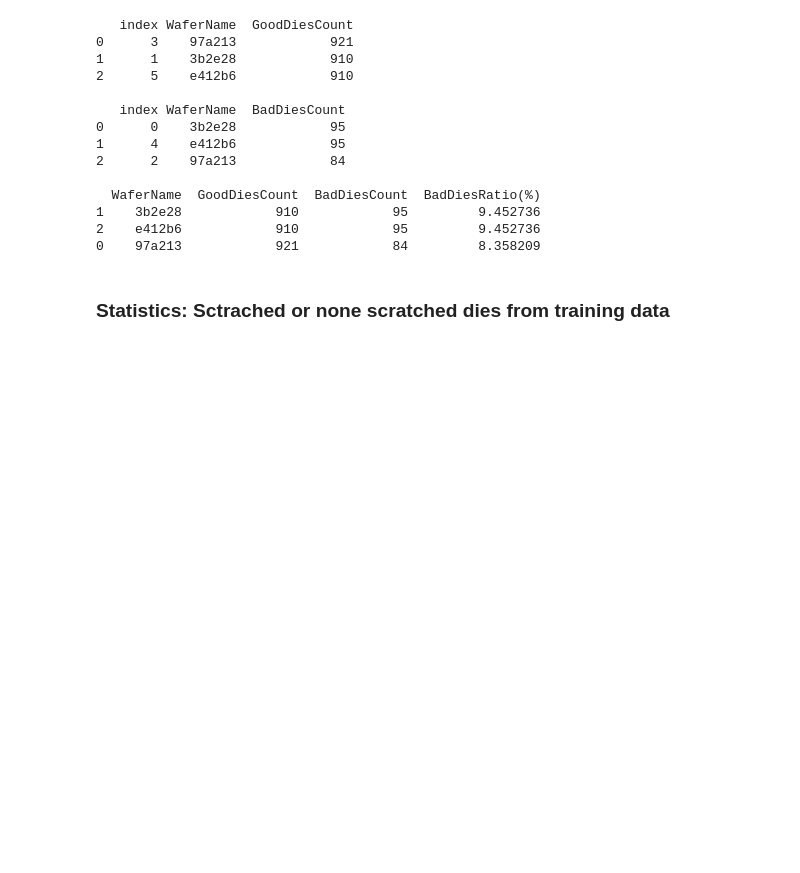
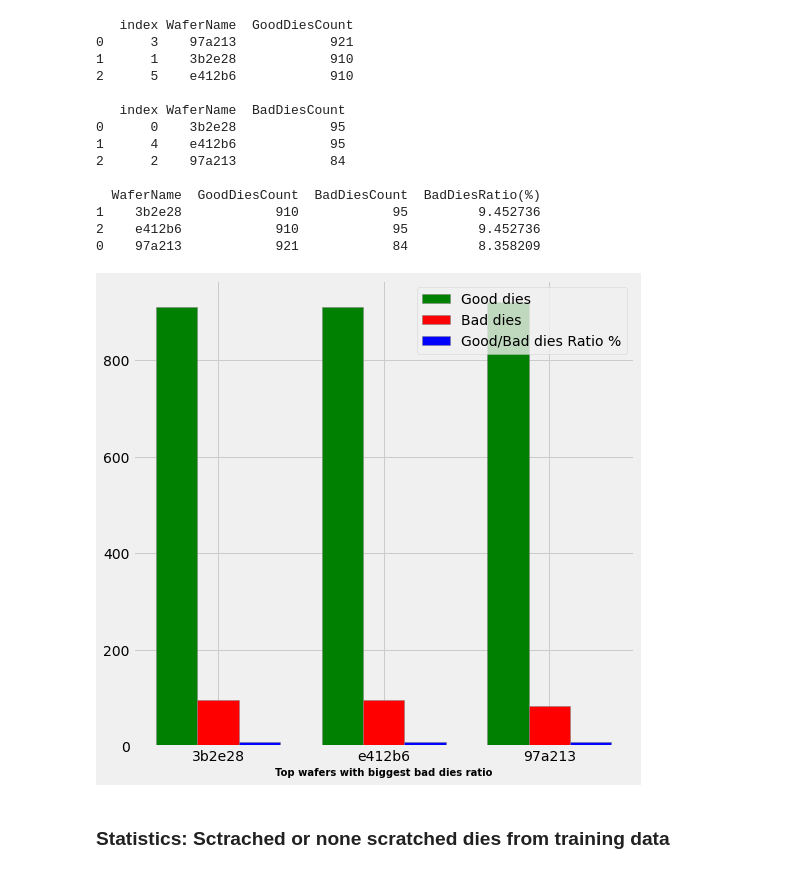
Before and after one commit to klklkl1990/Wafers-Scratch-Detection-ML, a Jupyter notebook: wafers-scratch-detection-ml-liad-solomon.ipynb, the cells around one changed output. Drawn from its saved outputs; the diff is of its cells as text; code cells hidden in the pictures; blank space fills up the shorter version.

Commit message:
Kaggle Notebook | Wafers' Scratch Detection - ML - Liad Solomon | Version 7

```diff
--- a/wafers-scratch-detection-ml-liad-solomon.ipynb
+++ b/wafers-scratch-detection-ml-liad-solomon.ipynb
@@ -216,6 +219,32 @@ print(organized_filtered_df.head(),'\n')
 1    3b2e28            910            95         9.452736
 2    e412b6            910            95         9.452736
 0    97a213            921            84         8.358209
+# %%
+barWidth = 0.25
+fig = plt.subplots(figsize =(8, 8))
+br1 = np.arange(3)
+br2 = [x + barWidth for x in br1]
+br3 = [x + barWidth for x in br2]
+GD = organized_filtered_df.head(3)['GoodDiesCount'].values
+BD = organized_filtered_df.head(3)['BadDiesCount'].values
+GBDR = organized_filtered_df.head(3)['BadDiesRatio(%)'].values
+GBNAMES = organized_filtered_df.head()['WaferName'].values
+
+plt.bar(br1, GD, color ='g', width = barWidth,
+        edgecolor ='grey', label ='Good dies')
+plt.bar(br2, BD, color ='r', width = barWidth,
+        edgecolor ='grey', label ='Bad dies')
+plt.bar(br3, GBDR, color ='b', width = barWidth,
+        edgecolor ='grey', label ='Good/Bad dies Ratio %')
+
+plt.xlabel('Top wafers with biggest bad dies ratio', fontweight ='bold', fontsize = 10)
+plt.ylabel('', fontweight ='bold', fontsize = 10)
+plt.xticks([r + barWidth for r in range(3)],GBNAMES)
+
+plt.legend()
+plt.show()
+# %% [output]
+[figure, added]
 # %% [markdown]
 ### **Statistics: Sctrached or none scratched dies from training data**
 # %%
```
Also changed, not shown: parts of 2 cells of this notebook.
